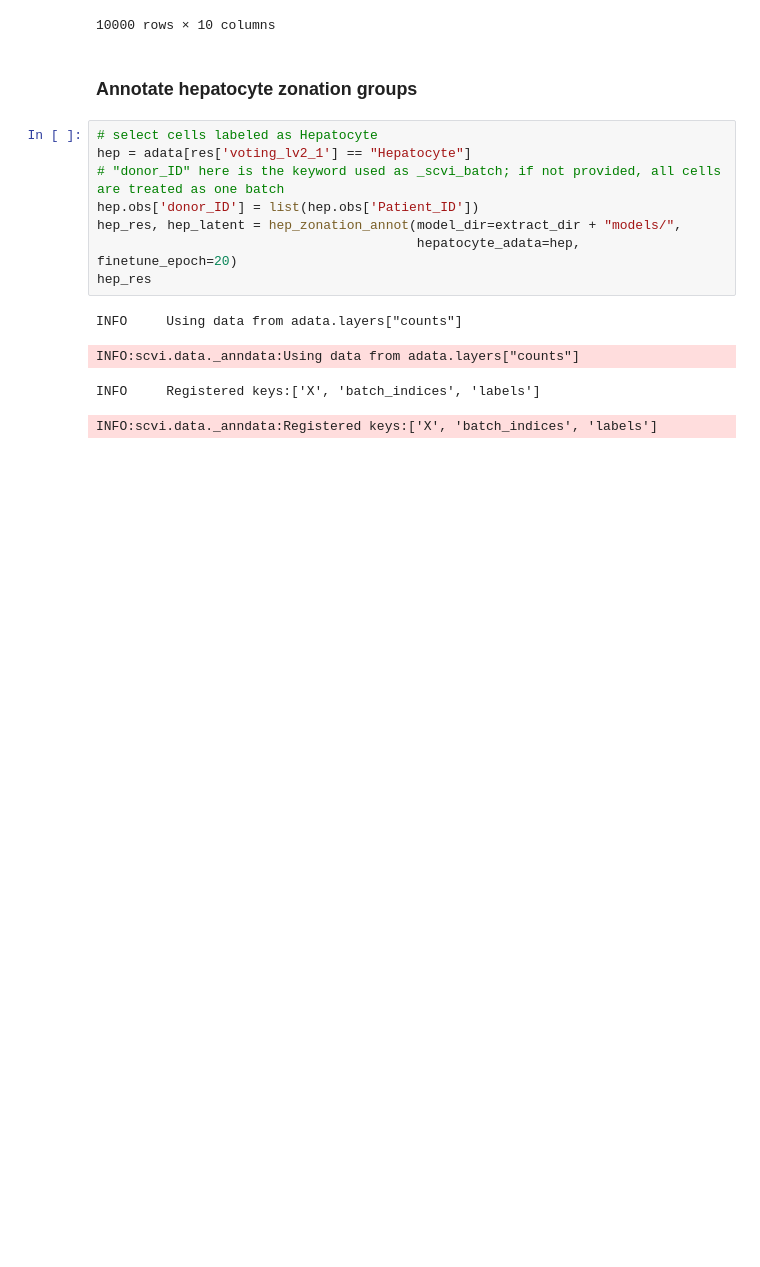
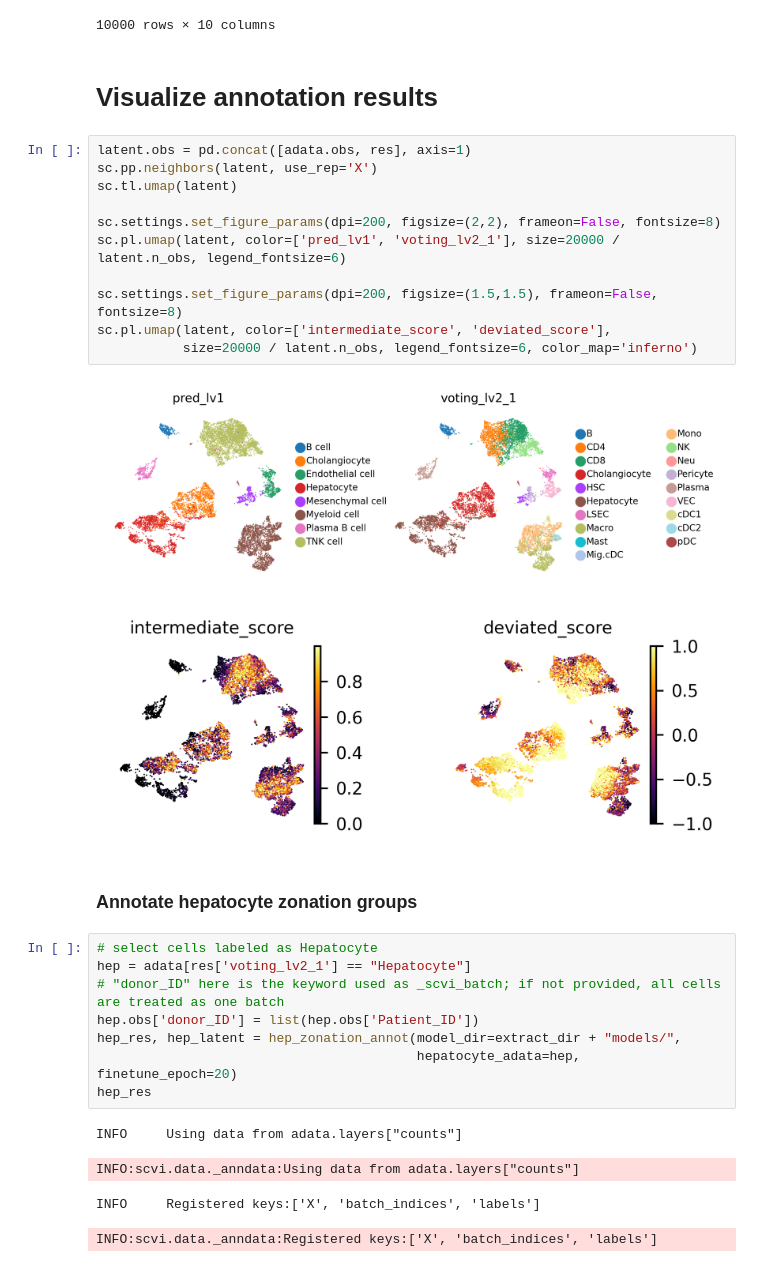
Before and after one commit to fyh18/LiverCT, a Jupyter notebook: demo.ipynb, the cells around one changed output. Drawn from its saved outputs; the diff is of its cells as text; blank space fills up the shorter version.

```diff
--- a/demo.ipynb
+++ b/demo.ipynb
@@ -98,6 +98,22 @@ TNK cell predict is finished in 0.273775
 | HCC01T_AGCCTAAGTCTGCGGT | Lymphoid | TNK cell | CD8 | 0.349967 | 1.000000 | intermediate | ... |
 | HCC04T_CATCCACCAGGCTCAC | Epithelial | Hepatocyte | Hepatocyte | 0.043641 | 1.000000 | non-intermediate | ... |
 10000 rows × 10 columns
+# %% [markdown]
+# Visualize annotation results
+# %%
+latent.obs = pd.concat([adata.obs, res], axis=1)
+sc.pp.neighbors(latent, use_rep='X')
+sc.tl.umap(latent)
+
+sc.settings.set_figure_params(dpi=200, figsize=(2,2), frameon=False, fontsize=8)
+sc.pl.umap(latent, color=['pred_lv1', 'voting_lv2_1'], size=20000 / latent.n_obs, legend_fontsize=6)
+
+sc.settings.set_figure_params(dpi=200, figsize=(1.5,1.5), frameon=False, fontsize=8)
+sc.pl.umap(latent, color=['intermediate_score', 'deviated_score'],
+           size=20000 / latent.n_obs, legend_fontsize=6, color_map='inferno')
+# %% [output]
+[figure, added]
+[figure, added]
 # %% [markdown]
 ### Annotate hepatocyte zonation groups
 # %%
```
Also changed, not shown: parts of 2 cells of this notebook, 6 other files.
